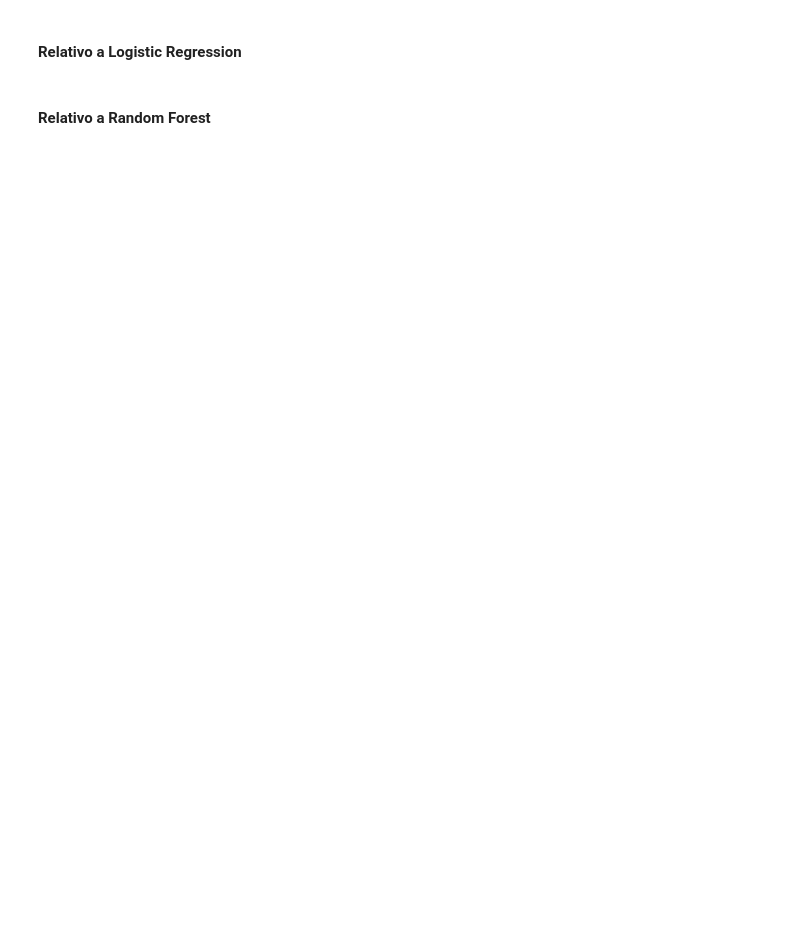
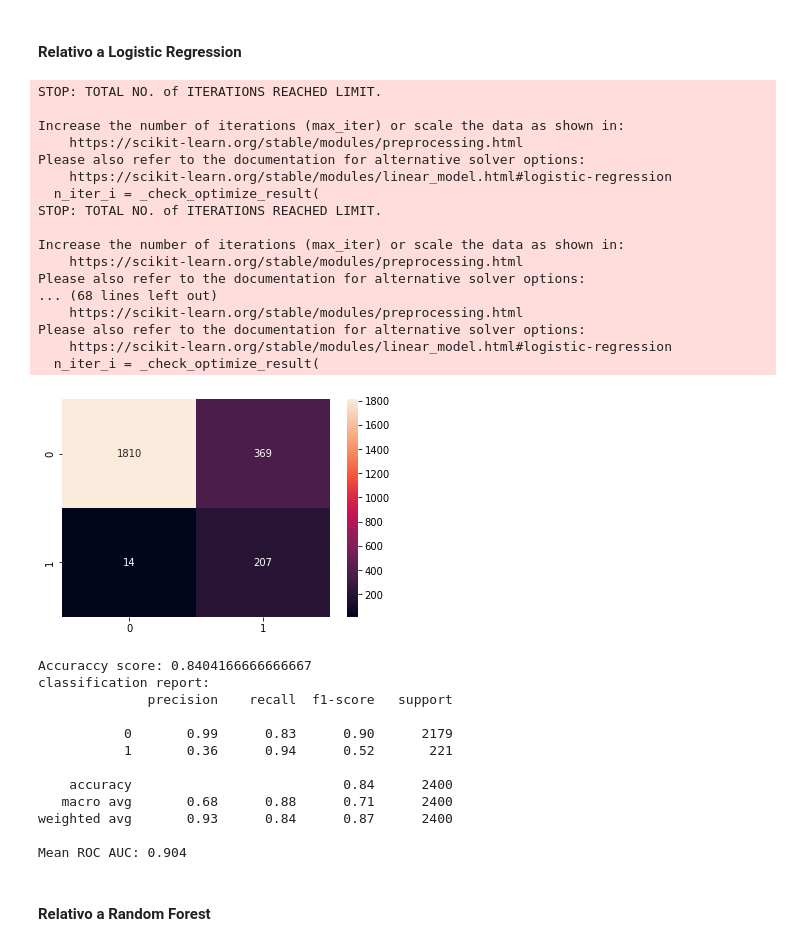
Before and after one commit to lusilve44/Final-Project-4Geeks, a Jupyter notebook: src/explore.ipynb, the cells around one changed output. Cells and saved outputs as stored; diff of their text form; code cells hidden in the pictures; blank space fills up the shorter version.

```diff
--- a/src/explore.ipynb
+++ b/src/explore.ipynb
@@ -564,5 +651,47 @@ Mean ROC AUC: 0.950
 # %% [markdown]
 #### Relativo a Logistic Regression
+# %%
+#1)Penalizacion
+
+rfecv = RFECV(estimator=LogisticRegression(), step=1, cv=10, scoring='accuracy')
+rfecv.fit(X, y)
+
+lr_pen = LogisticRegression(C=1.0,penalty='l2',random_state=1,solver="newton-cg",class_weight="balanced", max_iter=10000)
+lr_pen.fit(X_train, y_train)
+
+pred_y = lr_pen.predict(X_valid)
+modelAnalysis(lr_pen, pred_y)
+# %% [output]
+STOP: TOTAL NO. of ITERATIONS REACHED LIMIT.
+
+Increase the number of iterations (max_iter) or scale the data as shown in:
+    https://scikit-learn.org/stable/modules/preprocessing.html
+Please also refer to the documentation for alternative solver options:
+    https://scikit-learn.org/stable/modules/linear_model.html#logistic-regression
+  n_iter_i = _check_optimize_result(
+STOP: TOTAL NO. of ITERATIONS REACHED LIMIT.
+
+Increase the number of iterations (max_iter) or scale the data as shown in:
+    https://scikit-learn.org/stable/modules/preprocessing.html
+Please also refer to the documentation for alternative solver options:
+... (68 lines left out)
+    https://scikit-learn.org/stable/modules/preprocessing.html
+Please also refer to the documentation for alternative solver options:
+    https://scikit-learn.org/stable/modules/linear_model.html#logistic-regression
+  n_iter_i = _check_optimize_result(
+[figure, added]
+Accuraccy score: 0.8404166666666667
+classification report:
+              precision    recall  f1-score   support
+
+           0       0.99      0.83      0.90      2179
+           1       0.36      0.94      0.52       221
+
+    accuracy                           0.84      2400
+   macro avg       0.68      0.88      0.71      2400
+weighted avg       0.93      0.84      0.87      2400
+
+Mean ROC AUC: 0.904
 # %% [markdown]
 #### Relativo a Random Forest
 # %%
```
Also changed, not shown: parts of 24 cells of this notebook.
